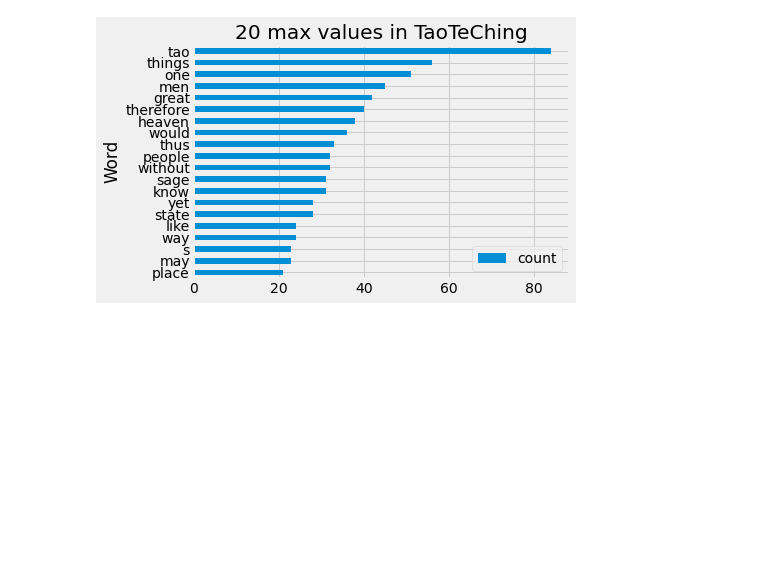
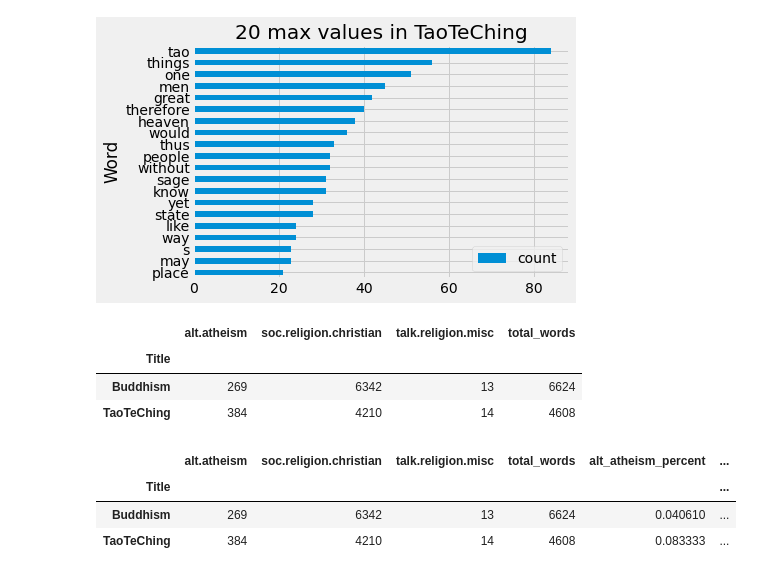
Before and after one commit to khkwong/datahacks2021, a Jupyter notebook: beginner_track.ipynb, the cells around one changed output. Drawn from its saved outputs; the diff is of its cells as text; code cells hidden in the pictures; blank space fills up the shorter version.

Commit message:
finished sklearn stuff in second prompt, found percentage of word composition in two books

```diff
--- a/beginner_track.ipynb
+++ b/beginner_track.ipynb
@@ -195,0 +214,47 @@ bulk_find_20(list(only_b_t.index), only_b_t)
+# %%
+# transform data: occurences -> frequencies
+
+tf_transformer_2 = TfidfTransformer(use_idf=False).fit(X_train_counts)
+X_train_tf = tf_transformer_2.transform(X_train_counts)
+# %%
+# Train classifier
+
+from sklearn.naive_bayes import MultinomialNB
+clf = MultinomialNB().fit(X_train_tf, twenty_train.target)
+# %%
+# apply classifier to words in books, get labels
+
+word_lst = list(only_b_t.columns)
+word_tokenized = count_vect.transform(word_lst)
+word_transform = tf_transformer_2.transform(word_tokenized)
+word_predict = clf.predict(word_transform)
+# %%
+# with the labels, convert words into percent composition of labels in both books
+
+only_b_t_convert = only_b_t
+for word, category in zip(word_lst, word_predict):
+    only_b_t_convert = only_b_t_convert.rename(columns = {word: twenty_train.target_names[category]})
+only_b_t_convert = only_b_t_convert.groupby(level=0, axis=1).sum().assign(
+    total_words = only_b_t_convert.sum(axis=1)
+)
+only_b_t_convert
+# %% [output]
+|  | alt.atheism | soc.religion.christian | talk.religion.misc | total_words |
+| Title |  |  |  |  |
+| Buddhism | 269 | 6342 | 13 | 6624 |
+| TaoTeChing | 384 | 4210 | 14 | 4608 |
+# %%
+# with the amount of words grouped into their labels,
+# can now find the percentage of each label for each book and compare to see how similar they are
+
+only_b_t_convert = only_b_t_convert.assign(
+    alt_atheism_percent = only_b_t_convert.get('alt.atheism') / only_b_t_convert.get('total_words'),
+    soc_religion_christian_percent = only_b_t_convert.get('soc.religion.christian') / only_b_t_convert.get('total_words'),
+    talk_religion_misc_percent = only_b_t_convert.get('talk.religion.misc') / only_b_t_convert.get('total_words')
+)
+only_b_t_convert
+# %% [output]
+|  | alt.atheism | soc.religion.christian | talk.religion.misc | total_words | alt_atheism_percent | ... |
+| Title |  |  |  |  |  | ... |
+| Buddhism | 269 | 6342 | 13 | 6624 | 0.040610 | ... |
+| TaoTeChing | 384 | 4210 | 14 | 4608 | 0.083333 | ... |
```
Also changed, not shown: parts of 4 cells of this notebook.
